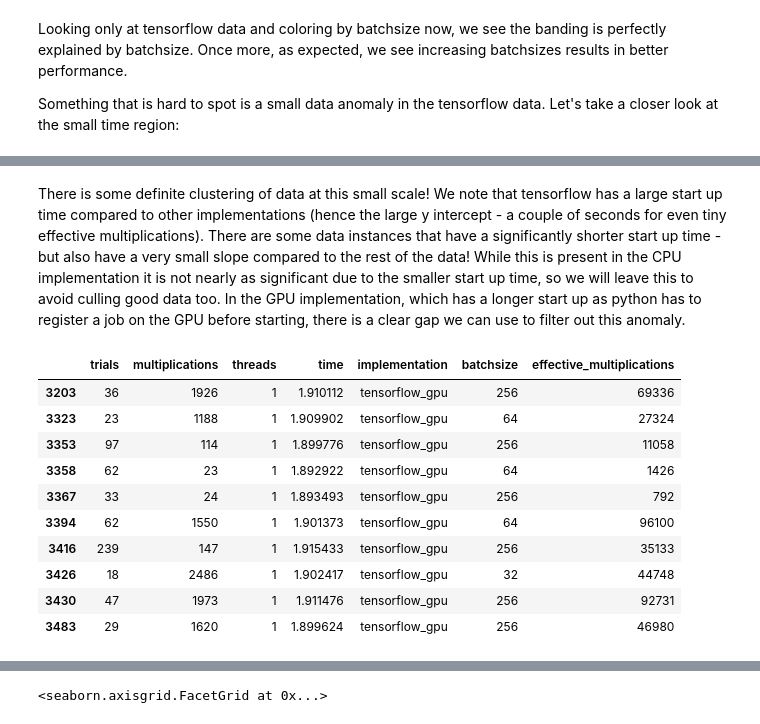
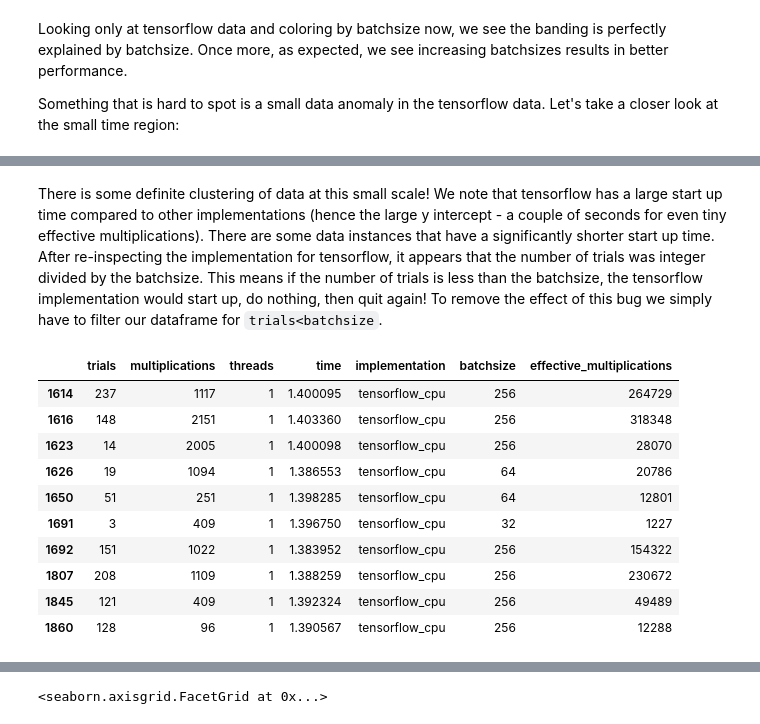
Before and after one commit to hmcalister/Linear-Algebra-Profiling, a Jupyter notebook: Data Cleaning/main.ipynb, the cells around one changed output, grey strips where cells are left out. Saved outputs shown, nothing was run; the diff lists cells and outputs as text; code cells hidden in the pictures.

```diff
--- a/Data Cleaning/main.ipynb
+++ b/Data Cleaning/main.ipynb
@@ -108,18 +108,18 @@ sns.lmplot(data=target_data, x="effective_multiplications", y="time", col="imple
 # %% [markdown]
-There is some definite clustering of data at this small scale! We note that tensorflow has a large start up time compared to other implementations (hence the large y intercept - a couple of seconds for even tiny effective multiplications). There are some data instances that have a significantly shorter start up time - but also have a very small slope compared to the rest of the data! While this is present in the CPU implementation it is not nearly as significant due to the smaller start up time, so we will leave this to avoid culling good data too. In the GPU implementation, which has a longer start up as python has to register a job on the GPU before starting, there is a clear gap we can use to filter out this anomaly.
+There is some definite clustering of data at this small scale! We note that tensorflow has a large start up time compared to other implementations (hence the large y intercept - a couple of seconds for even tiny effective multiplications). There are some data instances that have a significantly shorter start up time. After re-inspecting the implementation for tensorflow, it appears that the number of trials was integer divided by the batchsize. This means if the number of trials is less than the batchsize, the tensorflow implementation would start up, do nothing, then quit again! To remove the effect of this bug we simply have to filter our dataframe for `trials<batchsize`.
 # %%
-condition = (all_data["implementation"] == "tensorflow_gpu") & (all_data["batchsize"]<=2048) & (all_data["time"] < 2.2)
+condition = ((all_data["implementation"] == "tensorflow_cpu") | (all_data["implementation"] == "tensorflow_gpu")) & (all_data["trials"] < all_data["batchsize"])
 display(all_data.loc[condition].head(10))
 all_data = all_data.drop(all_data.loc[condition].index)
 # %% [output]
 |  | trials | multiplications | threads | time | implementation | batchsize | effective_multiplications |
-| 3203 | 36 | 1926 | 1 | 1.910112 | tensorflow_gpu | 256 | 69336 |
-| 3323 | 23 | 1188 | 1 | 1.909902 | tensorflow_gpu | 64 | 27324 |
-| 3353 | 97 | 114 | 1 | 1.899776 | tensorflow_gpu | 256 | 11058 |
-| 3358 | 62 | 23 | 1 | 1.892922 | tensorflow_gpu | 64 | 1426 |
-| 3367 | 33 | 24 | 1 | 1.893493 | tensorflow_gpu | 256 | 792 |
-| 3394 | 62 | 1550 | 1 | 1.901373 | tensorflow_gpu | 64 | 96100 |
-| 3416 | 239 | 147 | 1 | 1.915433 | tensorflow_gpu | 256 | 35133 |
-| 3426 | 18 | 2486 | 1 | 1.902417 | tensorflow_gpu | 32 | 44748 |
-| 3430 | 47 | 1973 | 1 | 1.911476 | tensorflow_gpu | 256 | 92731 |
-| 3483 | 29 | 1620 | 1 | 1.899624 | tensorflow_gpu | 256 | 46980 |
+| 1614 | 237 | 1117 | 1 | 1.400095 | tensorflow_cpu | 256 | 264729 |
+| 1616 | 148 | 2151 | 1 | 1.403360 | tensorflow_cpu | 256 | 318348 |
+| 1623 | 14 | 2005 | 1 | 1.400098 | tensorflow_cpu | 256 | 28070 |
+| 1626 | 19 | 1094 | 1 | 1.386553 | tensorflow_cpu | 64 | 20786 |
+| 1650 | 51 | 251 | 1 | 1.398285 | tensorflow_cpu | 64 | 12801 |
+| 1691 | 3 | 409 | 1 | 1.396750 | tensorflow_cpu | 32 | 1227 |
+| 1692 | 151 | 1022 | 1 | 1.383952 | tensorflow_cpu | 256 | 154322 |
+| 1807 | 208 | 1109 | 1 | 1.388259 | tensorflow_cpu | 256 | 230672 |
+| 1845 | 121 | 409 | 1 | 1.392324 | tensorflow_cpu | 256 | 49489 |
+| 1860 | 128 | 96 | 1 | 1.390567 | tensorflow_cpu | 256 | 12288 |
```
Also changed, not shown: parts of 7 cells of this notebook, 2 other files.
